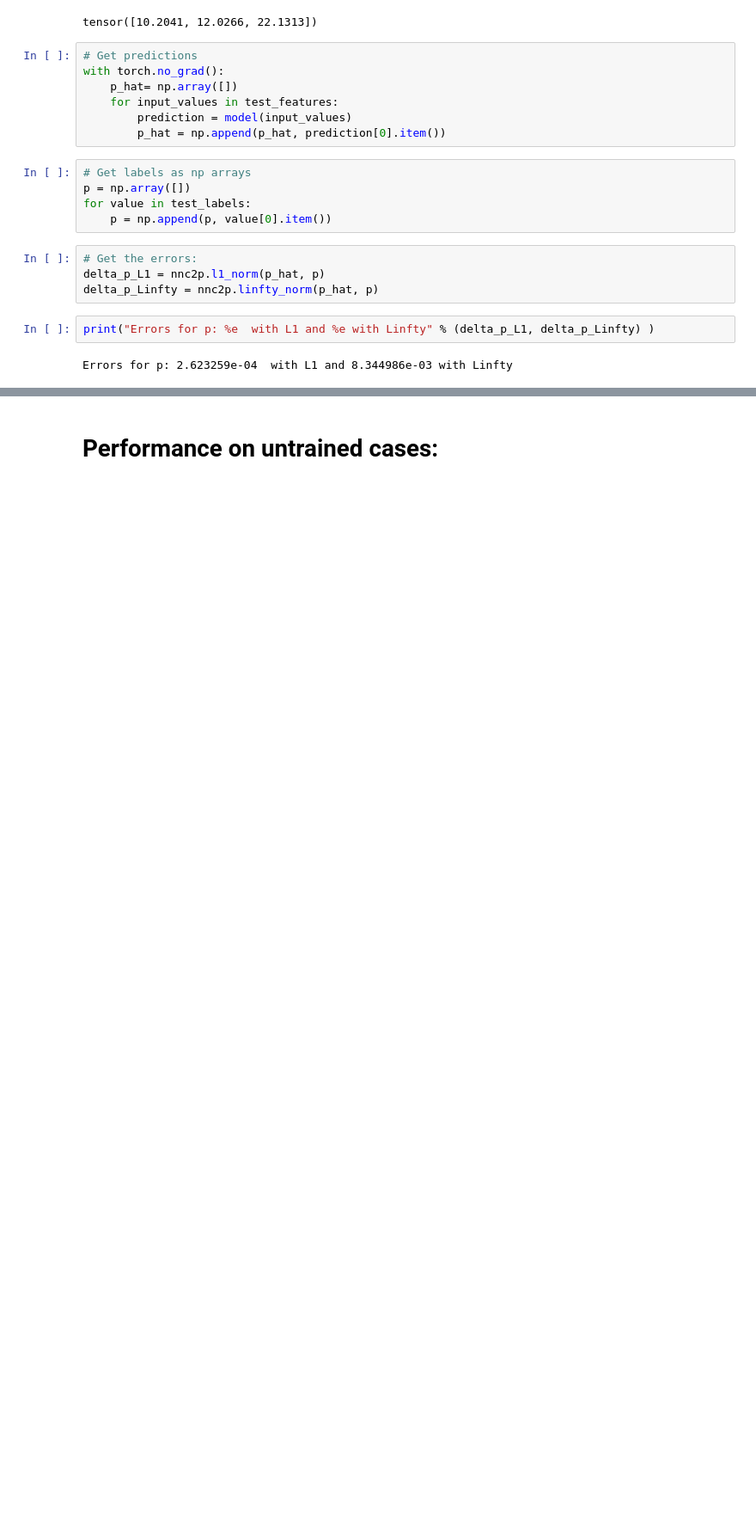
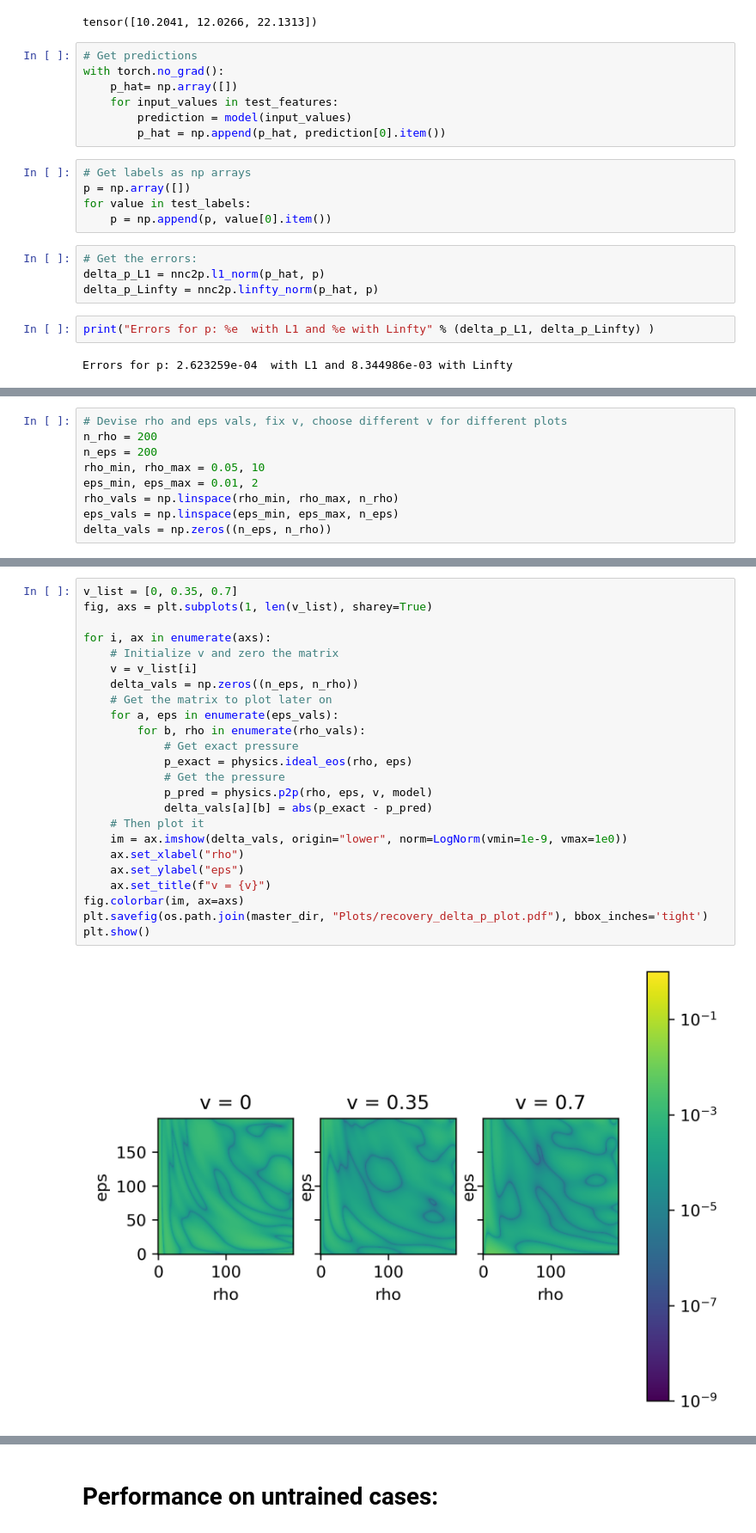
Before and after one commit to ThibeauWouters/MLC2P, a Jupyter notebook: Code/NNC2P.ipynb, the cells around one changed output, grey strips where cells are left out. Shown at 86% size. Saved outputs shown, nothing was run; the diff lists cells and outputs as text; blank space fills up the shorter version.

```diff
--- a/Code/NNC2P.ipynb
+++ b/Code/NNC2P.ipynb
@@ -317,0 +306,9 @@ Errors for p: 2.623259e-04  with L1 and 8.344986e-03 with Linfty
+# %%
+# Devise rho and eps vals, fix v, choose different v for different plots
+n_rho = 200
+n_eps = 200
+rho_min, rho_max = 0.05, 10
+eps_min, eps_max = 0.01, 2
+rho_vals = np.linspace(rho_min, rho_max, n_rho)
+eps_vals = np.linspace(eps_min, eps_max, n_eps)
+delta_vals = np.zeros((n_eps, n_rho))
@@ -317,0 +319,26 @@ Errors for p: 2.623259e-04  with L1 and 8.344986e-03 with Linfty
+# %%
+v_list = [0, 0.35, 0.7]
+fig, axs = plt.subplots(1, len(v_list), sharey=True)
+
+for i, ax in enumerate(axs):
+    # Initialize v and zero the matrix
+    v = v_list[i]
+    delta_vals = np.zeros((n_eps, n_rho))
+    # Get the matrix to plot later on
+    for a, eps in enumerate(eps_vals):
+        for b, rho in enumerate(rho_vals):
+            # Get exact pressure
+            p_exact = physics.ideal_eos(rho, eps)
+            # Get the pressure
+            p_pred = physics.p2p(rho, eps, v, model)
+            delta_vals[a][b] = abs(p_exact - p_pred)
+    # Then plot it
+    im = ax.imshow(delta_vals, origin="lower", norm=LogNorm(vmin=1e-9, vmax=1e0))
+    ax.set_xlabel("rho")
+    ax.set_ylabel("eps")
+    ax.set_title(f"v = {v}")
+fig.colorbar(im, ax=axs)
+plt.savefig(os.path.join(master_dir, "Plots/recovery_delta_p_plot.pdf"), bbox_inches='tight')
+plt.show()
+# %% [output]
+[figure, added]
```
Also changed, not shown: parts of 42 cells of this notebook, 14 other files.
